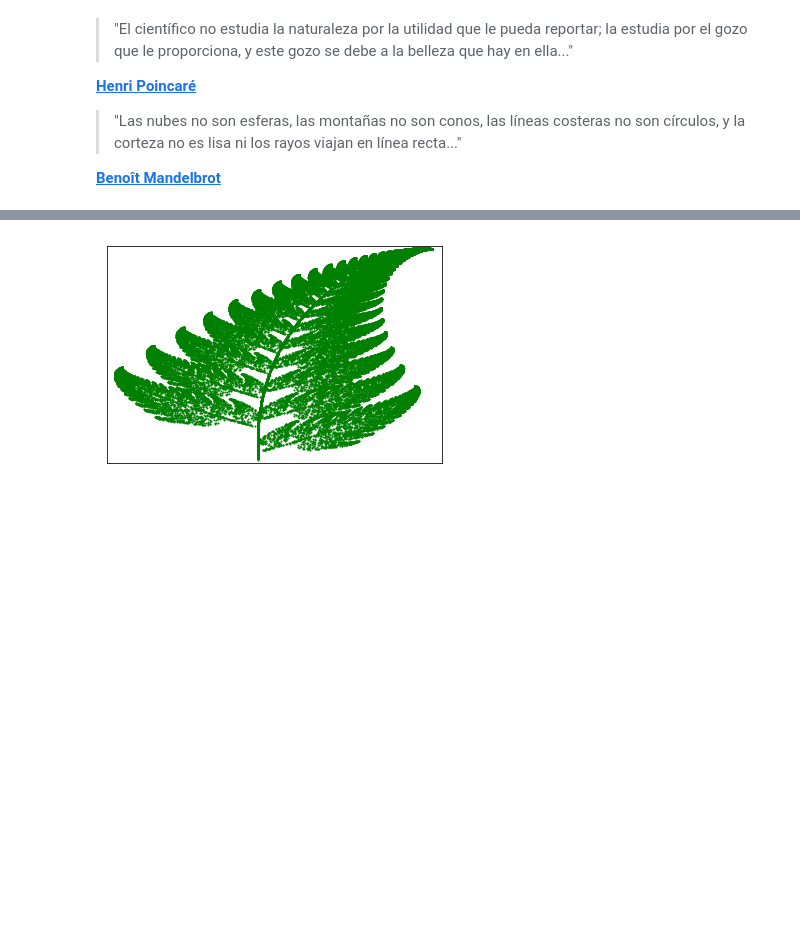
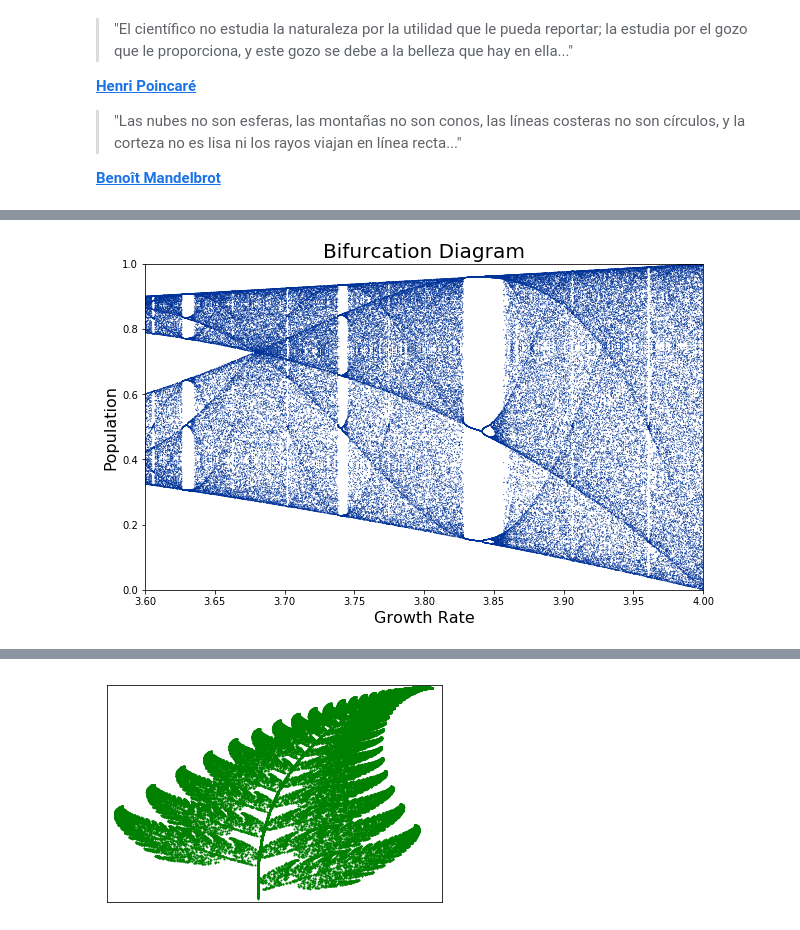
Before and after one commit to relopezbriega/blog, a Jupyter notebook: content/notebooks/pyComplexity.ipynb, the cells around one changed output, grey strips where cells are left out. Saved outputs shown, nothing was run; the diff lists cells and outputs as text; code cells hidden in the pictures; blank space fills up the shorter version.

```diff
--- a/content/notebooks/pyComplexity.ipynb
+++ b/content/notebooks/pyComplexity.ipynb
@@ -74,0 +126,7 @@ import matplotlib.pyplot as plt
+# %%
+# run the model for 300 generations across 1,000 growth rate steps from 2.8 to 4, and plot the bifurcation diagram
+# this plot is a zoomed-in look at the first plot and shows the period-doubling path to chaos
+pops = simulate(num_gens=100, rate_min=3.6, rate_max=4, num_rates=1000, num_discard=200, initial_pop=0.1)
+bifurcation_plot(pops, xmin=3.6, xmax=4, filename='logistic-map-bifurcation-2')
+# %% [output]
+[figure, added]
```
Also changed, not shown: parts of 11 cells of this notebook, 5 other files.
